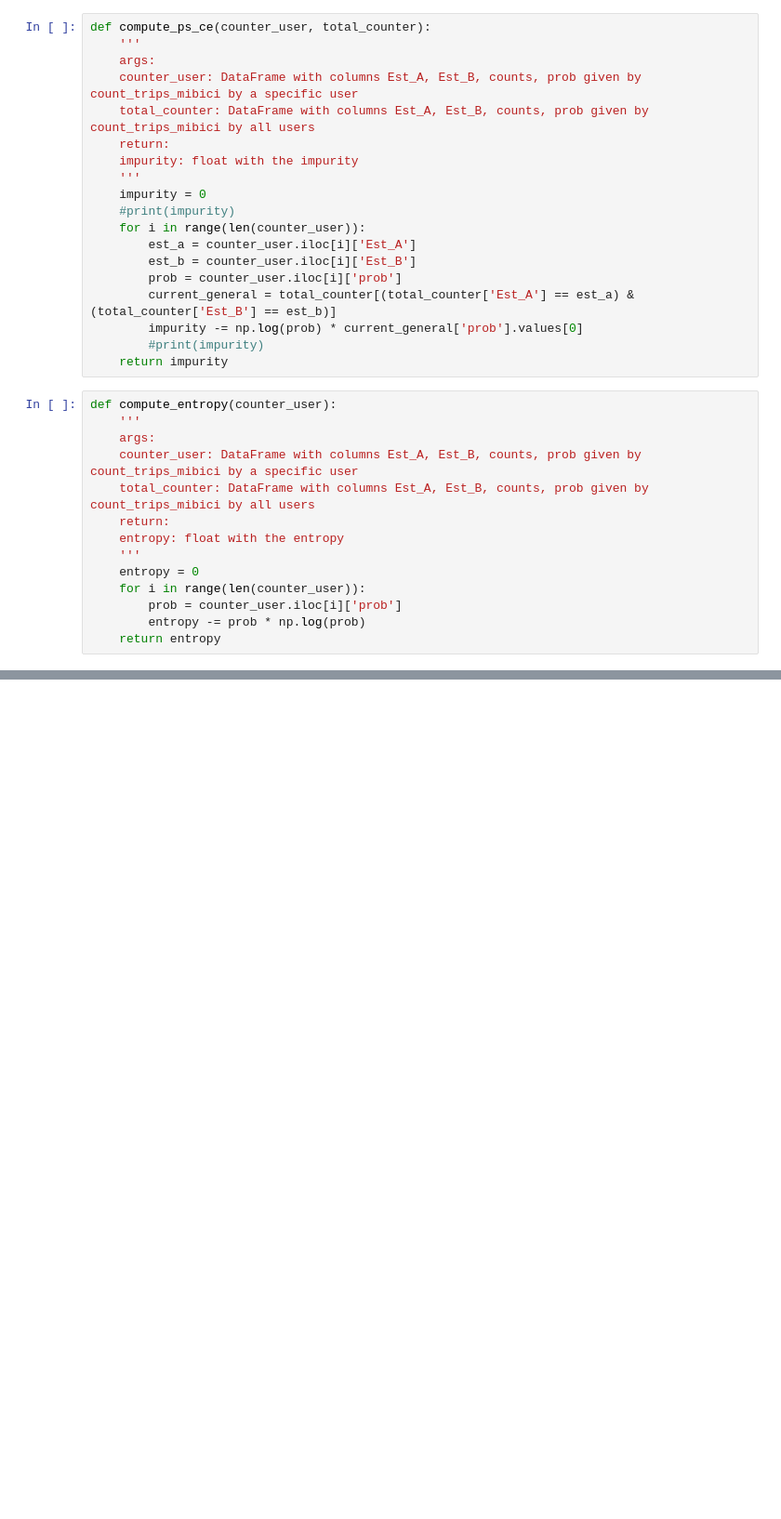
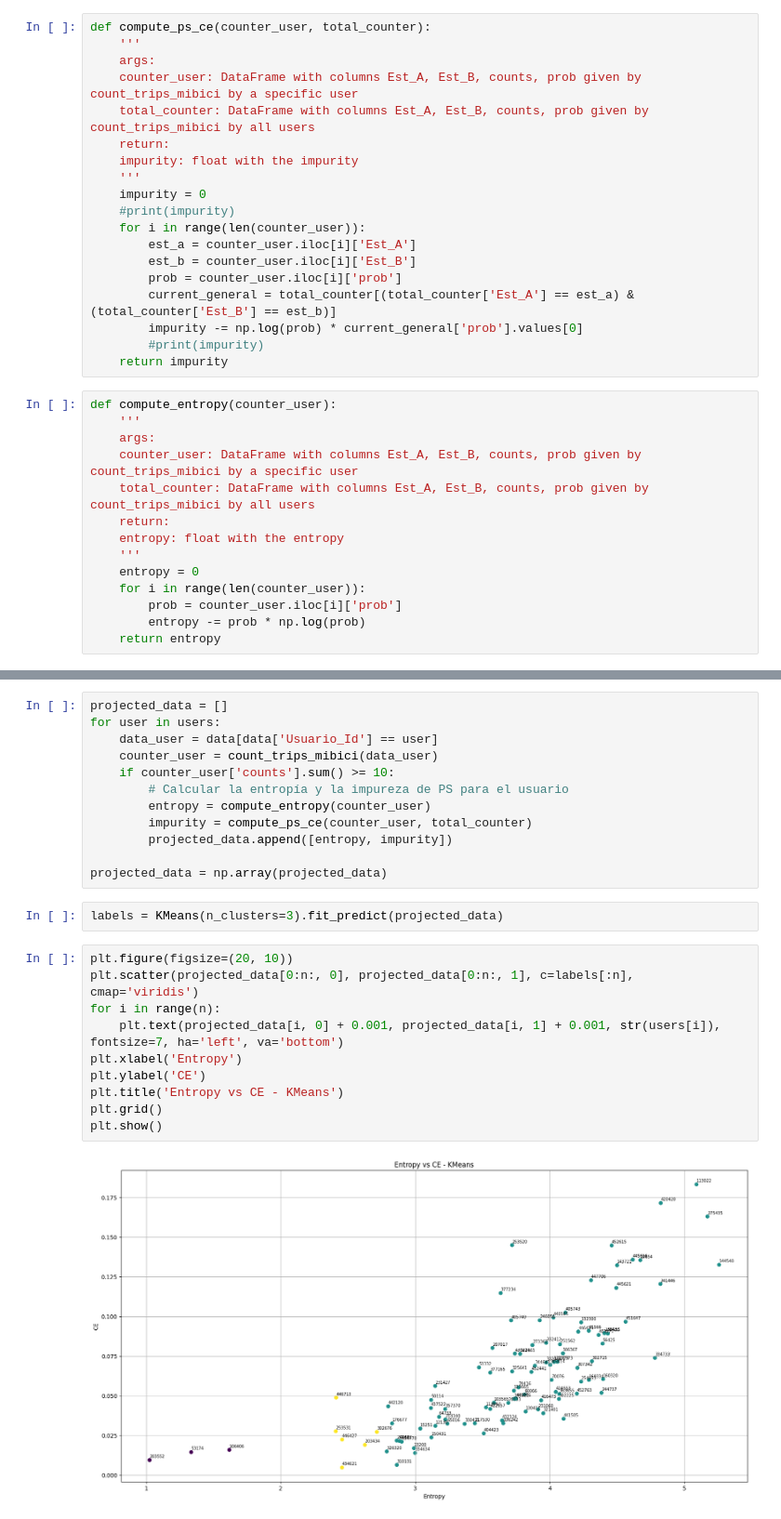
Before and after one commit to angelmdezhdez/thesis, a Jupyter notebook: similarity.ipynb, the cells around one changed output, grey strips where cells are left out. Shown at 93% size. Cells and saved outputs as stored; diff of their text form; blank space fills up the shorter version.

Commit message:
kmeans

```diff
--- a/similarity.ipynb
+++ b/similarity.ipynb
@@ -90,0 +97,26 @@ plt.show()
+# %%
+projected_data = []
+for user in users:
+    data_user = data[data['Usuario_Id'] == user]
+    counter_user = count_trips_mibici(data_user)
+    if counter_user['counts'].sum() >= 10:
+        # Calcular la entropía y la impureza de PS para el usuario
+        entropy = compute_entropy(counter_user)
+        impurity = compute_ps_ce(counter_user, total_counter)
+        projected_data.append([entropy, impurity])
+
+projected_data = np.array(projected_data)
+# %%
+labels = KMeans(n_clusters=3).fit_predict(projected_data)
+# %%
+plt.figure(figsize=(20, 10))
+plt.scatter(projected_data[0:n:, 0], projected_data[0:n:, 1], c=labels[:n], cmap='viridis')
+for i in range(n):
+    plt.text(projected_data[i, 0] + 0.001, projected_data[i, 1] + 0.001, str(users[i]), fontsize=7, ha='left', va='bottom')
+plt.xlabel('Entropy')
+plt.ylabel('CE')
+plt.title('Entropy vs CE - KMeans')
+plt.grid()
+plt.show()
+# %% [output]
+[figure, added]
```
Also changed, not shown: parts of 5 cells of this notebook, 1 other file.
